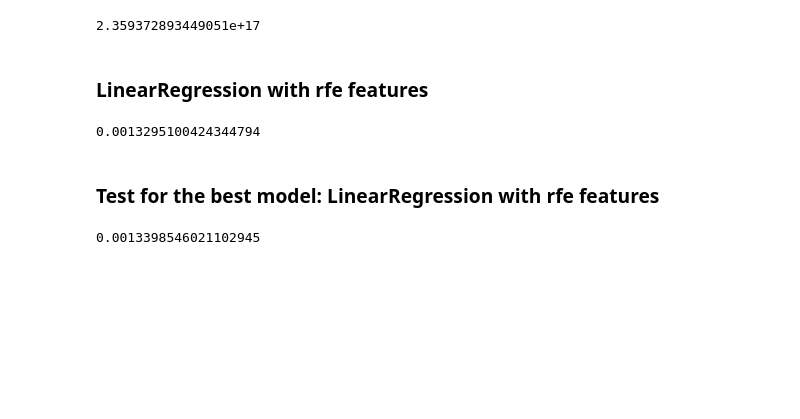
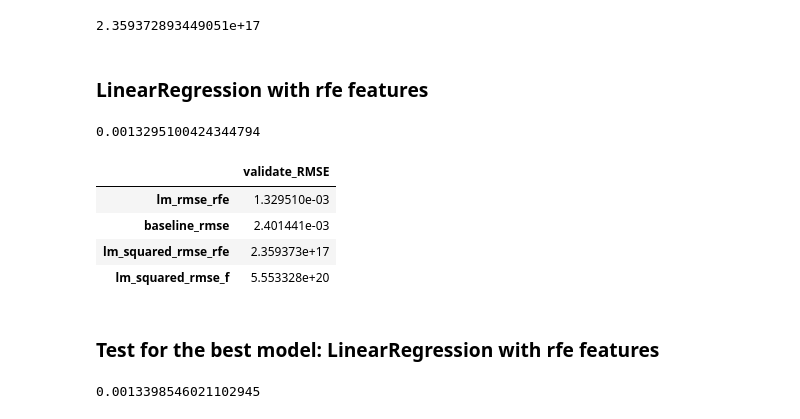
Before and after one commit to Yongliang-Shi/Exploring-Drivers-of-the-Error-in-Zestimate, a Jupyter notebook: model_zillow.ipynb, the cells around one changed output. Cells and saved outputs as stored; diff of their text form; code cells hidden in the pictures; blank space fills up the shorter version.

```diff
--- a/model_zillow.ipynb
+++ b/model_zillow.ipynb
@@ -618,5 +588,21 @@ lm_rmse
 # %% [output]
 0.0013295100424344794
+# %%
+rmse_values = [baseline_rmse,
+               lm_squared_rmse_f, lm_squared_rmse_rfe,
+               lm_rmse_rfe]
+rmse_index = ['baseline_rmse',
+              'lm_squared_rmse_f', 'lm_squared_rmse_rfe',
+              'lm_rmse_rfe']
+
+rmse_validate = pd.DataFrame(rmse_values, index=rmse_index, columns=['validate_RMSE'])
+rmse_validate.sort_values(by='validate_RMSE')
+# %% [output]
+|  | validate_RMSE |
+| lm_rmse_rfe | 1.329510e-03 |
+| baseline_rmse | 2.401441e-03 |
+| lm_squared_rmse_rfe | 2.359373e+17 |
+| lm_squared_rmse_f | 5.553328e+20 |
 # %% [markdown]
 ### Test for the best model: LinearRegression with rfe features
 # %%
```
Also changed, not shown: parts of 12 cells of this notebook.
